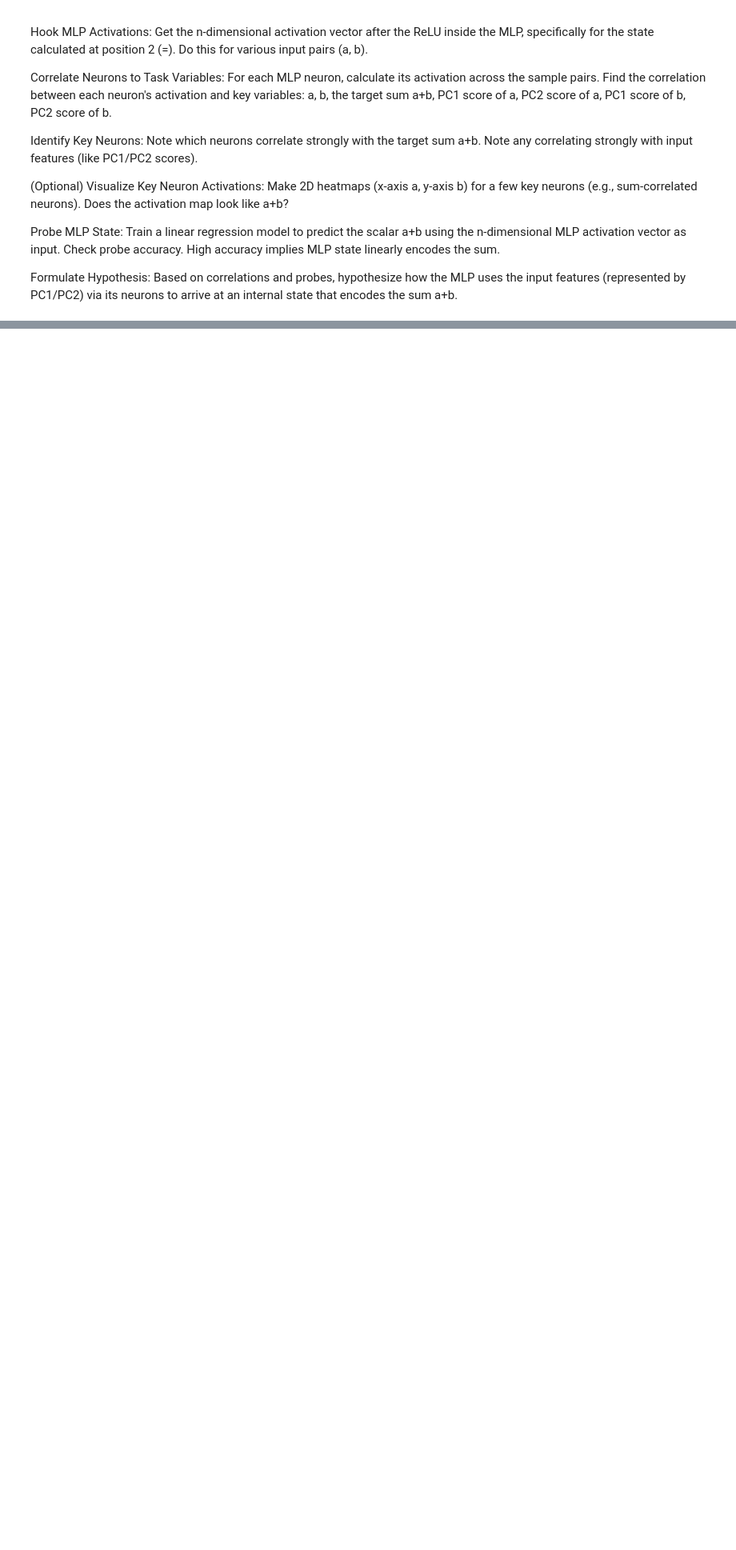
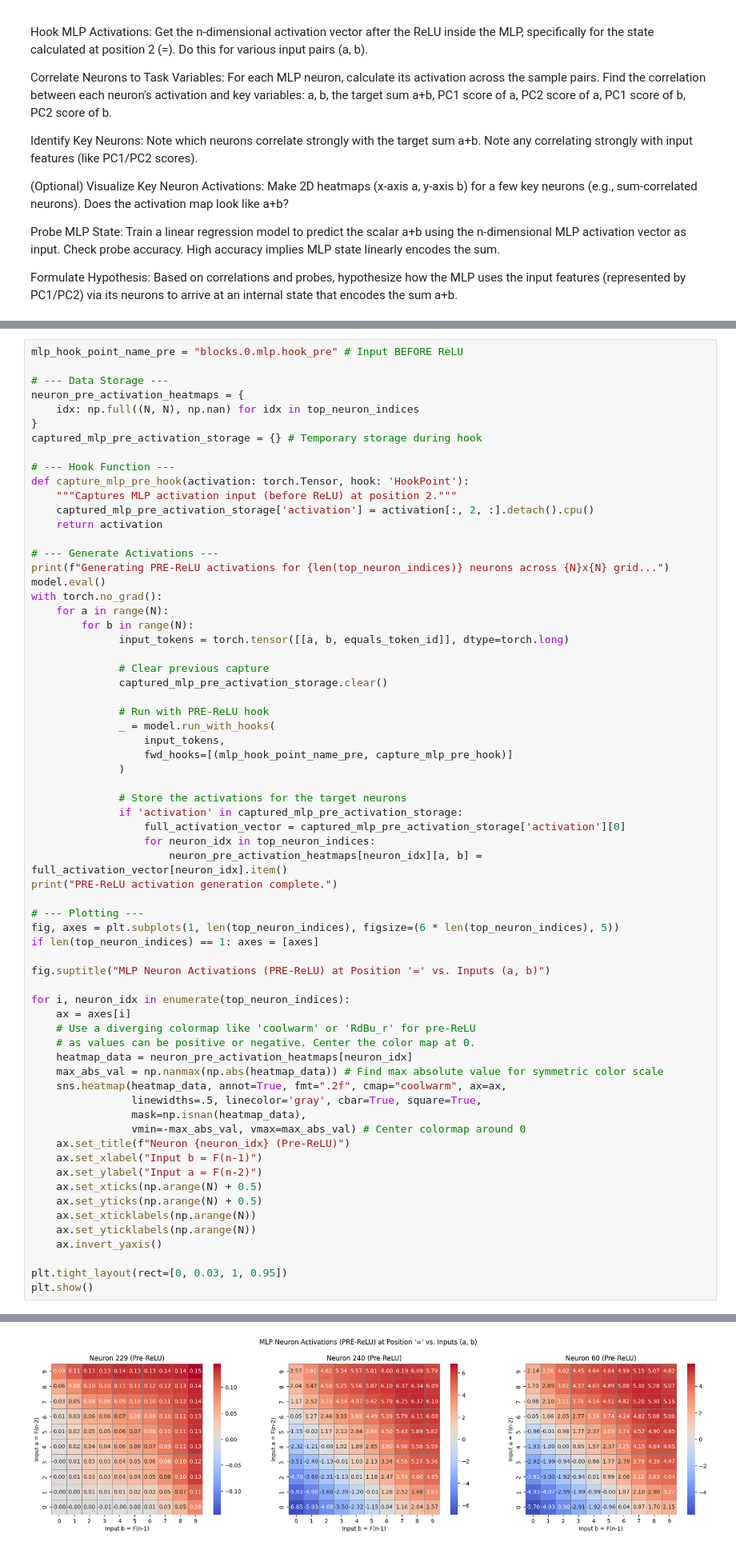
Before and after one commit to FranciscoHS/ai-safety-project-2025, a Jupyter notebook: grokking_fibonacci.ipynb, the cells around one changed output, grey strips where cells are left out. Shown at 80% size. Drawn from its saved outputs; the diff is of its cells as text; blank space fills up the shorter version.

```diff
--- a/grokking_fibonacci.ipynb
+++ b/grokking_fibonacci.ipynb
@@ -503,0 +874,67 @@ Formulate Hypothesis: Based on correlations and probes, hypothesize how the MLP
+# %%
+mlp_hook_point_name_pre = "blocks.0.mlp.hook_pre" # Input BEFORE ReLU
+
+# --- Data Storage ---
+neuron_pre_activation_heatmaps = {
+    idx: np.full((N, N), np.nan) for idx in top_neuron_indices
+}
+captured_mlp_pre_activation_storage = {} # Temporary storage during hook
+
+# --- Hook Function ---
+def capture_mlp_pre_hook(activation: torch.Tensor, hook: 'HookPoint'):
+    """Captures MLP activation input (before ReLU) at position 2."""
+    captured_mlp_pre_activation_storage['activation'] = activation[:, 2, :].detach().cpu()
+    return activation
+
+# --- Generate Activations ---
+print(f"Generating PRE-ReLU activations for {len(top_neuron_indices)} neurons across {N}x{N} grid...")
+model.eval()
+with torch.no_grad():
+    for a in range(N):
+        for b in range(N):
+              input_tokens = torch.tensor([[a, b, equals_token_id]], dtype=torch.long)
+
+              # Clear previous capture
+              captured_mlp_pre_activation_storage.clear()
+
+              # Run with PRE-ReLU hook
+              _ = model.run_with_hooks(
+                  input_tokens,
+                  fwd_hooks=[(mlp_hook_point_name_pre, capture_mlp_pre_hook)]
+              )
+
+              # Store the activations for the target neurons
+              if 'activation' in captured_mlp_pre_activation_storage:
+                  full_activation_vector = captured_mlp_pre_activation_storage['activation'][0]
+                  for neuron_idx in top_neuron_indices:
+                      neuron_pre_activation_heatmaps[neuron_idx][a, b] = full_activation_vector[neuron_idx].item()
+print("PRE-ReLU activation generation complete.")
+
+# --- Plotting ---
+fig, axes = plt.subplots(1, len(top_neuron_indices), figsize=(6 * len(top_neuron_indices), 5))
+if len(top_neuron_indices) == 1: axes = [axes]
+
+fig.suptitle("MLP Neuron Activations (PRE-ReLU) at Position '=' vs. Inputs (a, b)")
+
+for i, neuron_idx in enumerate(top_neuron_indices):
+    ax = axes[i]
+    # Use a diverging colormap like 'coolwarm' or 'RdBu_r' for pre-ReLU
+    # as values can be positive or negative. Center the color map at 0.
+    heatmap_data = neuron_pre_activation_heatmaps[neuron_idx]
+    max_abs_val = np.nanmax(np.abs(heatmap_data)) # Find max absolute value for symmetric color scale
+    sns.heatmap(heatmap_data, annot=True, fmt=".2f", cmap="coolwarm", ax=ax,
+                linewidths=.5, linecolor='gray', cbar=True, square=True,
+                mask=np.isnan(heatmap_data),
+                vmin=-max_abs_val, vmax=max_abs_val) # Center colormap around 0
+    ax.set_title(f"Neuron {neuron_idx} (Pre-ReLU)")
+    ax.set_xlabel("Input b = F(n-1)")
+    ax.set_ylabel("Input a = F(n-2)")
+    ax.set_xticks(np.arange(N) + 0.5)
+    ax.set_yticks(np.arange(N) + 0.5)
+    ax.set_xticklabels(np.arange(N))
+    ax.set_yticklabels(np.arange(N))
+    ax.invert_yaxis()
+
+plt.tight_layout(rect=[0, 0.03, 1, 0.95])
+plt.show()
+# %% [output]
@@ -503,0 +943 @@ Formulate Hypothesis: Based on correlations and probes, hypothesize how the MLP
+[figure, added]
```
Also changed, not shown: parts of 34 cells of this notebook.
